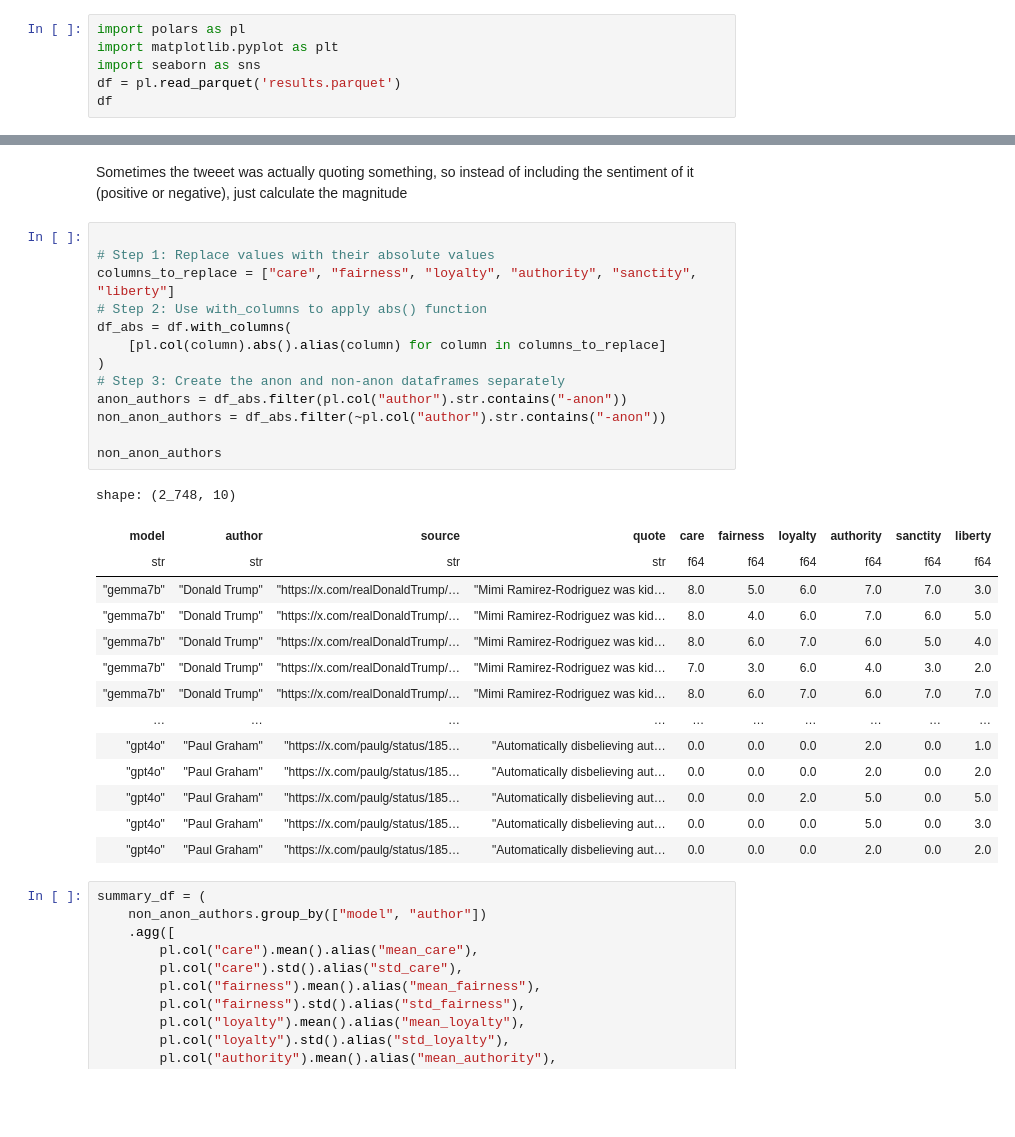
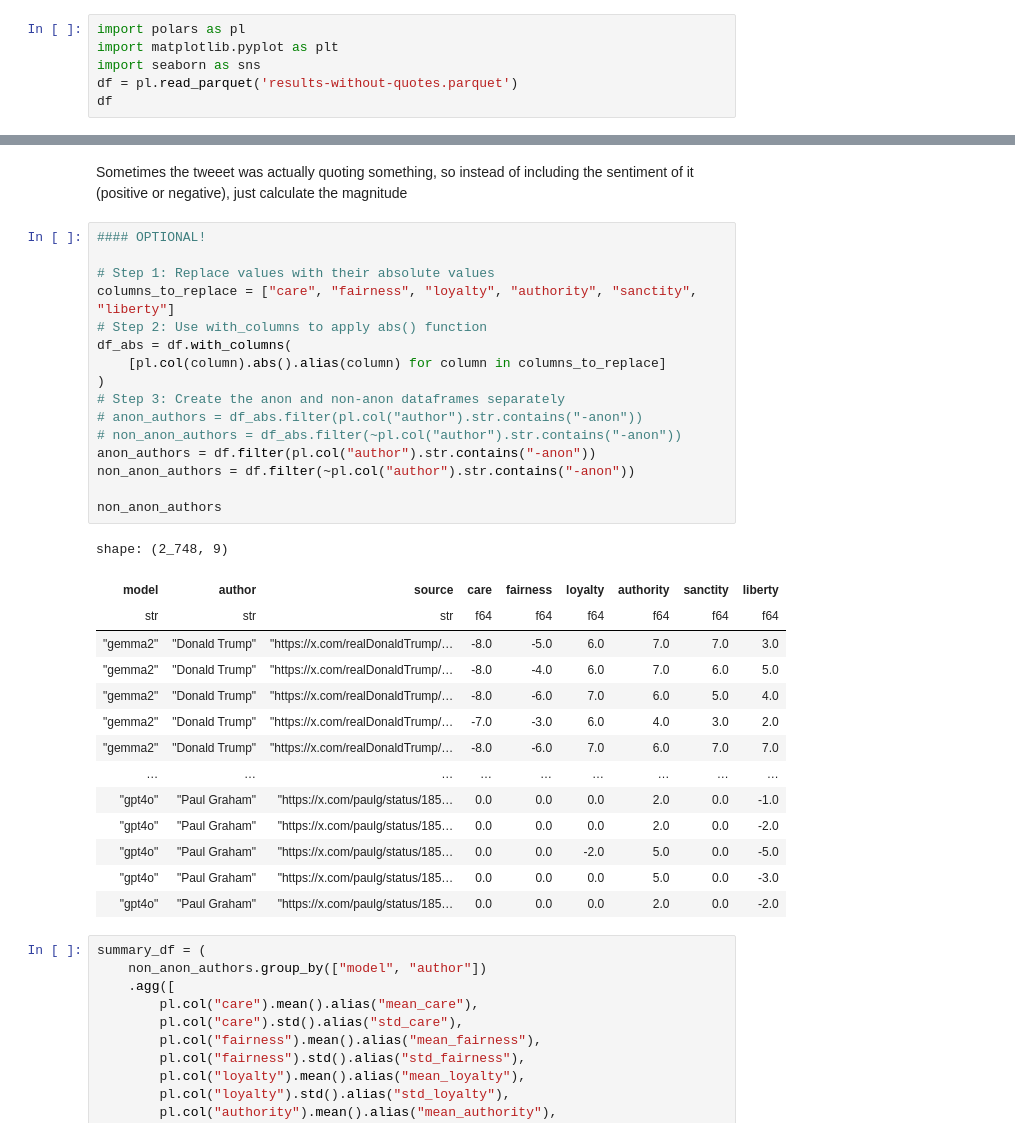
Before and after one commit to pmaciolek/mftl, a Jupyter notebook: results-summary.ipynb, the cells around one changed output, grey strips where cells are left out. Cells and saved outputs as stored; diff of their text form; blank space fills up the shorter version.

```diff
--- a/results-summary.ipynb
+++ b/results-summary.ipynb
@@ -2,6 +5,6 @@
 import polars as pl
 import matplotlib.pyplot as plt
 import seaborn as sns
-df = pl.read_parquet('results.parquet')
+df = pl.read_parquet('results-without-quotes.parquet')
 df
 # %% [output]
@@ -58,33 +63,36 @@ shape: (534, 8)
 # %% [markdown]
 Sometimes the tweeet was actually quoting something, so instead of including the sentiment of it (positive or negative), just calculate the magnitude
 # %%
+#### OPTIONAL!
 
 # Step 1: Replace values with their absolute values
 columns_to_replace = ["care", "fairness", "loyalty", "authority", "sanctity", "liberty"]
 # Step 2: Use with_columns to apply abs() function
 df_abs = df.with_columns(
     [pl.col(column).abs().alias(column) for column in columns_to_replace]
 )
 # Step 3: Create the anon and non-anon dataframes separately
-anon_authors = df_abs.filter(pl.col("author").str.contains("-anon"))
-non_anon_authors = df_abs.filter(~pl.col("author").str.contains("-anon"))
+# anon_authors = df_abs.filter(pl.col("author").str.contains("-anon"))
+# non_anon_authors = df_abs.filter(~pl.col("author").str.contains("-anon"))
+anon_authors = df.filter(pl.col("author").str.contains("-anon"))
+non_anon_authors = df.filter(~pl.col("author").str.contains("-anon"))
 
 non_anon_authors
 # %% [output]
-shape: (2_748, 10)
+shape: (2_748, 9)
-| model | author | source | quote | care | fairness | loyalty | authority | sanctity | liberty |
-| str | str | str | str | f64 | f64 | f64 | f64 | f64 | f64 |
-| "gemma7b" | "Donald Trump" | "https://x.com/realDonaldTrump/… | "Mimi Ramirez-Rodriguez was kid… | 8.0 | 5.0 | 6.0 | 7.0 | 7.0 | 3.0 |
-| "gemma7b" | "Donald Trump" | "https://x.com/realDonaldTrump/… | "Mimi Ramirez-Rodriguez was kid… | 8.0 | 4.0 | 6.0 | 7.0 | 6.0 | 5.0 |
-| "gemma7b" | "Donald Trump" | "https://x.com/realDonaldTrump/… | "Mimi Ramirez-Rodriguez was kid… | 8.0 | 6.0 | 7.0 | 6.0 | 5.0 | 4.0 |
-| "gemma7b" | "Donald Trump" | "https://x.com/realDonaldTrump/… | "Mimi Ramirez-Rodriguez was kid… | 7.0 | 3.0 | 6.0 | 4.0 | 3.0 | 2.0 |
-| "gemma7b" | "Donald Trump" | "https://x.com/realDonaldTrump/… | "Mimi Ramirez-Rodriguez was kid… | 8.0 | 6.0 | 7.0 | 6.0 | 7.0 | 7.0 |
-| … | … | … | … | … | … | … | … | … | … |
-| "gpt4o" | "Paul Graham" | "https://x.com/paulg/status/185… | "Automatically disbelieving aut… | 0.0 | 0.0 | 0.0 | 2.0 | 0.0 | 1.0 |
-| "gpt4o" | "Paul Graham" | "https://x.com/paulg/status/185… | "Automatically disbelieving aut… | 0.0 | 0.0 | 0.0 | 2.0 | 0.0 | 2.0 |
-| "gpt4o" | "Paul Graham" | "https://x.com/paulg/status/185… | "Automatically disbelieving aut… | 0.0 | 0.0 | 2.0 | 5.0 | 0.0 | 5.0 |
-| "gpt4o" | "Paul Graham" | "https://x.com/paulg/status/185… | "Automatically disbelieving aut… | 0.0 | 0.0 | 0.0 | 5.0 | 0.0 | 3.0 |
-| "gpt4o" | "Paul Graham" | "https://x.com/paulg/status/185… | "Automatically disbelieving aut… | 0.0 | 0.0 | 0.0 | 2.0 | 0.0 | 2.0 |
+| model | author | source | care | fairness | loyalty | authority | sanctity | liberty |
+| str | str | str | f64 | f64 | f64 | f64 | f64 | f64 |
+| "gemma2" | "Donald Trump" | "https://x.com/realDonaldTrump/… | -8.0 | -5.0 | 6.0 | 7.0 | 7.0 | 3.0 |
+| "gemma2" | "Donald Trump" | "https://x.com/realDonaldTrump/… | -8.0 | -4.0 | 6.0 | 7.0 | 6.0 | 5.0 |
+| "gemma2" | "Donald Trump" | "https://x.com/realDonaldTrump/… | -8.0 | -6.0 | 7.0 | 6.0 | 5.0 | 4.0 |
+| "gemma2" | "Donald Trump" | "https://x.com/realDonaldTrump/… | -7.0 | -3.0 | 6.0 | 4.0 | 3.0 | 2.0 |
+| "gemma2" | "Donald Trump" | "https://x.com/realDonaldTrump/… | -8.0 | -6.0 | 7.0 | 6.0 | 7.0 | 7.0 |
+| … | … | … | … | … | … | … | … | … |
+| "gpt4o" | "Paul Graham" | "https://x.com/paulg/status/185… | 0.0 | 0.0 | 0.0 | 2.0 | 0.0 | -1.0 |
+| "gpt4o" | "Paul Graham" | "https://x.com/paulg/status/185… | 0.0 | 0.0 | 0.0 | 2.0 | 0.0 | -2.0 |
+| "gpt4o" | "Paul Graham" | "https://x.com/paulg/status/185… | 0.0 | 0.0 | -2.0 | 5.0 | 0.0 | -5.0 |
+| "gpt4o" | "Paul Graham" | "https://x.com/paulg/status/185… | 0.0 | 0.0 | 0.0 | 5.0 | 0.0 | -3.0 |
+| "gpt4o" | "Paul Graham" | "https://x.com/paulg/status/185… | 0.0 | 0.0 | 0.0 | 2.0 | 0.0 | -2.0 |
 # %%
 summary_df = (
     non_anon_authors.group_by(["model", "author"])
```
Also changed, not shown: parts of 11 cells of this notebook, 8 other files.
